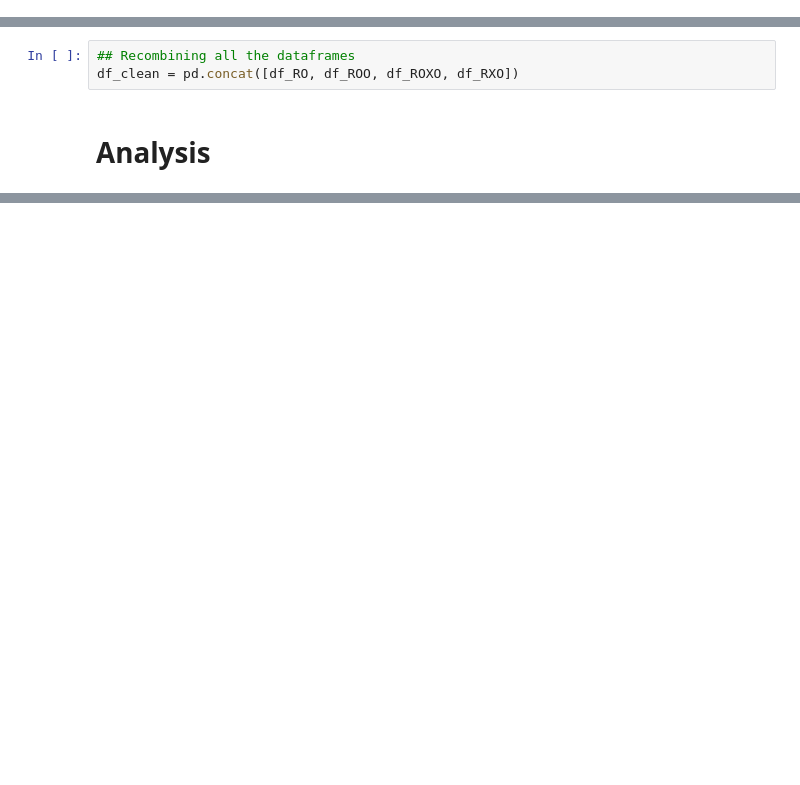
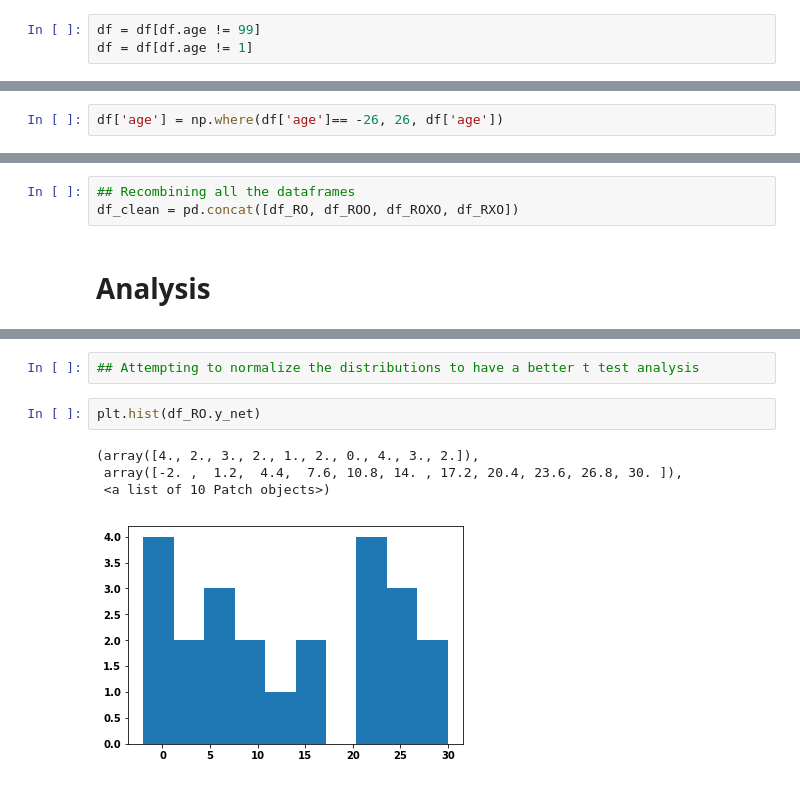
Before and after one commit to mevey/ExperimentsProject, a Jupyter notebook: Final_Data_Analysis/Analytics.ipynb, the cells around one changed output, grey strips where cells are left out. Drawn from its saved outputs; the diff is of its cells as text; blank space fills up the shorter version.

```diff
--- a/Final_Data_Analysis/Analytics.ipynb
+++ b/Final_Data_Analysis/Analytics.ipynb
@@ -69,0 +94,3 @@ df.head()
+# %%
+df = df[df.age != 99]
+df = df[df.age != 1]
@@ -70,3 +99,5 @@ df.head()
+# %%
+df['age'] = np.where(df['age']== -26, 26, df['age'])
 # %% [markdown]
 Notes:
 * 1. Remove people assigned to treatment but did not get the correct number check and who do not get to level 7
@@ -121,0 +167,9 @@ df_clean.head()
+# %%
+## Attempting to normalize the distributions to have a better t test analysis
+# %%
+plt.hist(df_RO.y_net)
+# %% [output]
+(array([4., 2., 3., 2., 1., 2., 0., 4., 3., 2.]),
+ array([-2. ,  1.2,  4.4,  7.6, 10.8, 14. , 17.2, 20.4, 23.6, 26.8, 30. ]),
+ <a list of 10 Patch objects>)
+[figure, added]
```
Also changed, not shown: parts of 38 cells of this notebook.
